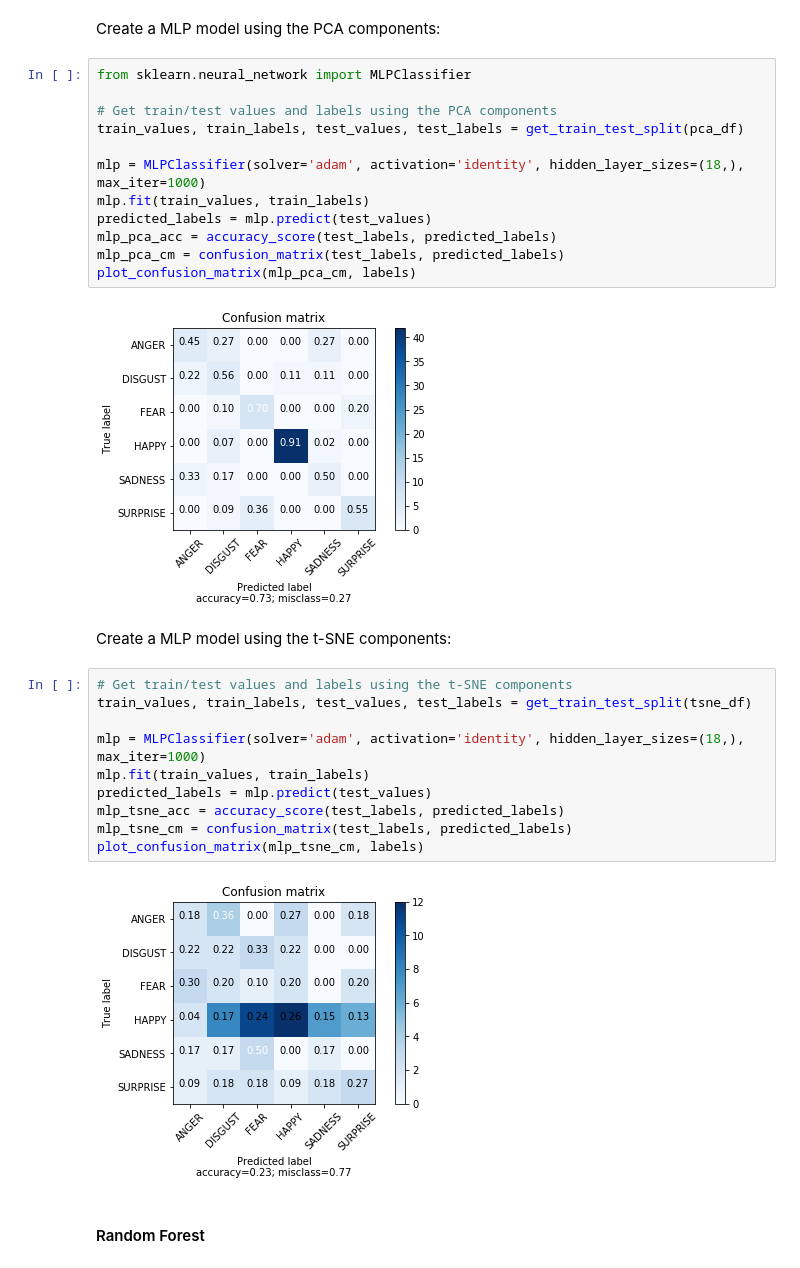
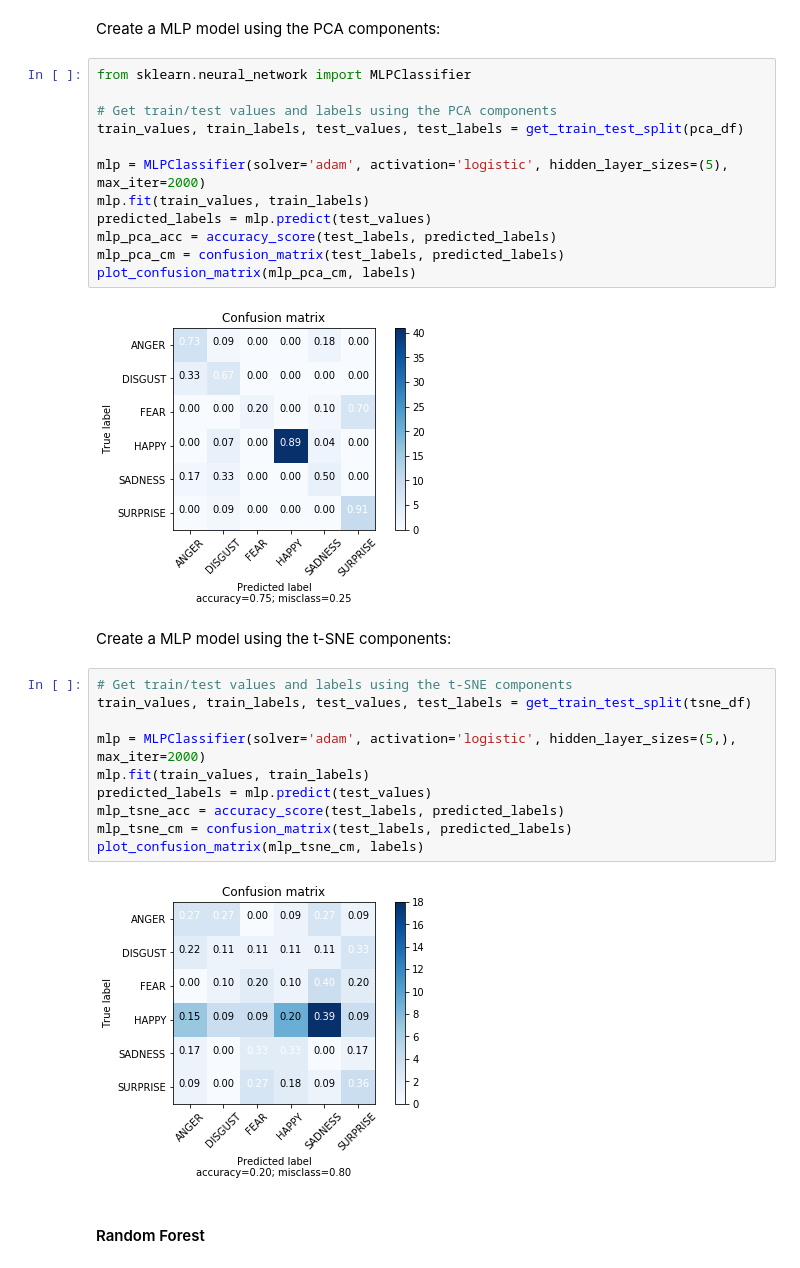
Before and after one commit to diegocasmo/iis-project, a Jupyter notebook: code/solution.ipynb, the cells around one changed output. Drawn from its saved outputs; the diff is of its cells as text.

Commit message:
MLP changes for best accuracy - identity -> logistic(sigmoid) - 1000 epocs to 2000 (supresses a early termination warning) - 18 hidden neurons to 5.

```diff
--- a/code/solution.ipynb
+++ b/code/solution.ipynb
@@ -333,28 +333,28 @@ from sklearn.neural_network import MLPClassifier
 # Get train/test values and labels using the PCA components
 train_values, train_labels, test_values, test_labels = get_train_test_split(pca_df)
 
-mlp = MLPClassifier(solver='adam', activation='identity', hidden_layer_sizes=(18,), max_iter=1000)
+mlp = MLPClassifier(solver='adam', activation='logistic', hidden_layer_sizes=(5), max_iter=2000)
 mlp.fit(train_values, train_labels)
 predicted_labels = mlp.predict(test_values)
 mlp_pca_acc = accuracy_score(test_labels, predicted_labels)
 mlp_pca_cm = confusion_matrix(test_labels, predicted_labels)
 plot_confusion_matrix(mlp_pca_cm, labels)
 # %% [output]
-[figure, old version]
+[figure, new version]
 # %% [markdown]
 Create a MLP model using the t-SNE components:
 # %%
 # Get train/test values and labels using the t-SNE components
 train_values, train_labels, test_values, test_labels = get_train_test_split(tsne_df)
 
-mlp = MLPClassifier(solver='adam', activation='identity', hidden_layer_sizes=(18,), max_iter=1000)
+mlp = MLPClassifier(solver='adam', activation='logistic', hidden_layer_sizes=(5,), max_iter=2000)
 mlp.fit(train_values, train_labels)
 predicted_labels = mlp.predict(test_values)
 mlp_tsne_acc = accuracy_score(test_labels, predicted_labels)
 mlp_tsne_cm = confusion_matrix(test_labels, predicted_labels)
 plot_confusion_matrix(mlp_tsne_cm, labels)
 # %% [output]
-[figure, old version]
+[figure, new version]
 # %% [markdown]
 #### Random Forest
 # %% [markdown]
```
Also changed, not shown: parts of 10 cells of this notebook.
